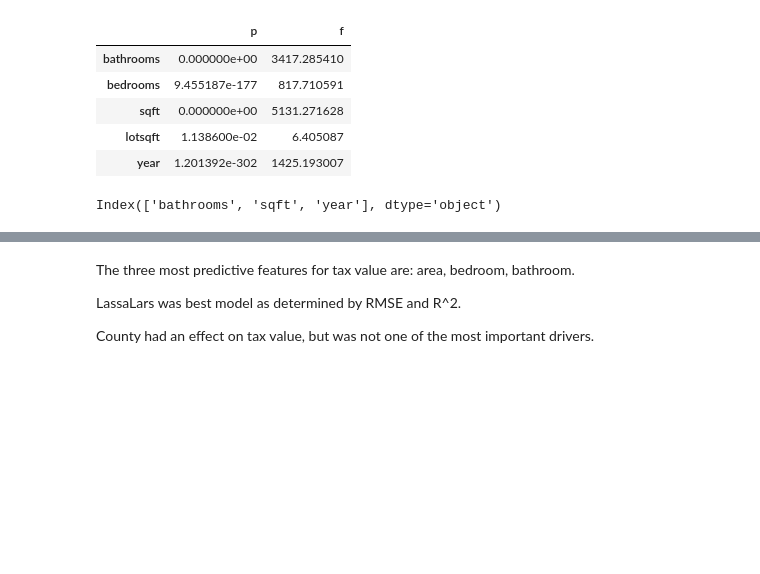
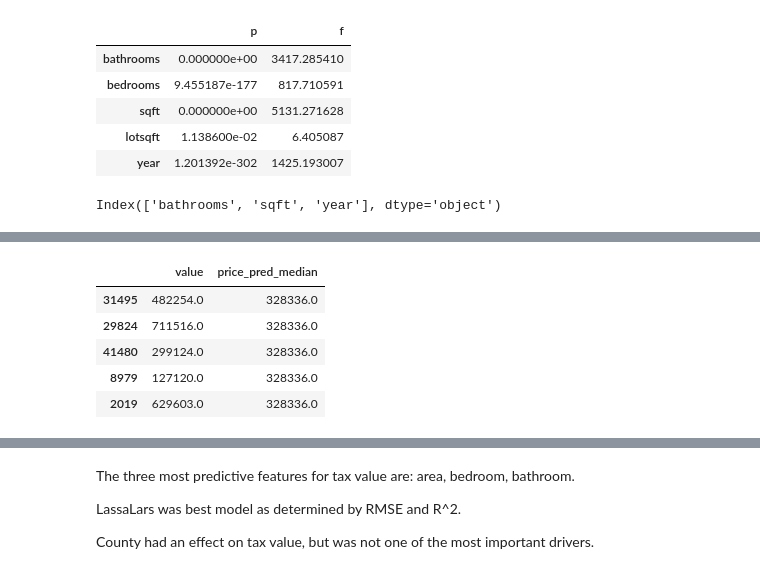
Before and after one commit to craigcalzado/regression-project, a Jupyter notebook: regression_project.ipynb, the cells around one changed output, grey strips where cells are left out. Drawn from its saved outputs; the diff is of its cells as text; code cells hidden in the pictures; blank space fills up the shorter version.

Commit message:
Updated all functions

```diff
--- a/regression_project.ipynb
+++ b/regression_project.ipynb
@@ -389,3 +409,19 @@ y_train.head()
+# %%
+# create median baseline function
+def median_baseline(y_train):
+    price_pred_median = y_train['value'].median()
+    y_train['price_pred_median'] = price_pred_median
+    y_validate['price_pred_median'] = price_pred_median
+    y_test['price_pred_median'] = price_pred_median
+    return y_train.head()
+median_baseline(y_train)
+# %% [output]
+|  | value | price_pred_median |
+| 31495 | 482254.0 | 328336.0 |
+| 29824 | 711516.0 | 328336.0 |
+| 41480 | 299124.0 | 328336.0 |
+| 8979 | 127120.0 | 328336.0 |
+| 2019 | 629603.0 | 328336.0 |
 # %%
 # RMSE of price_pred_median (median baseline)
 rmse_train = mean_squared_error(y_train.value, y_train.price_pred_median) ** .5
```
Also changed, not shown: parts of 24 cells of this notebook, 1 other file.
